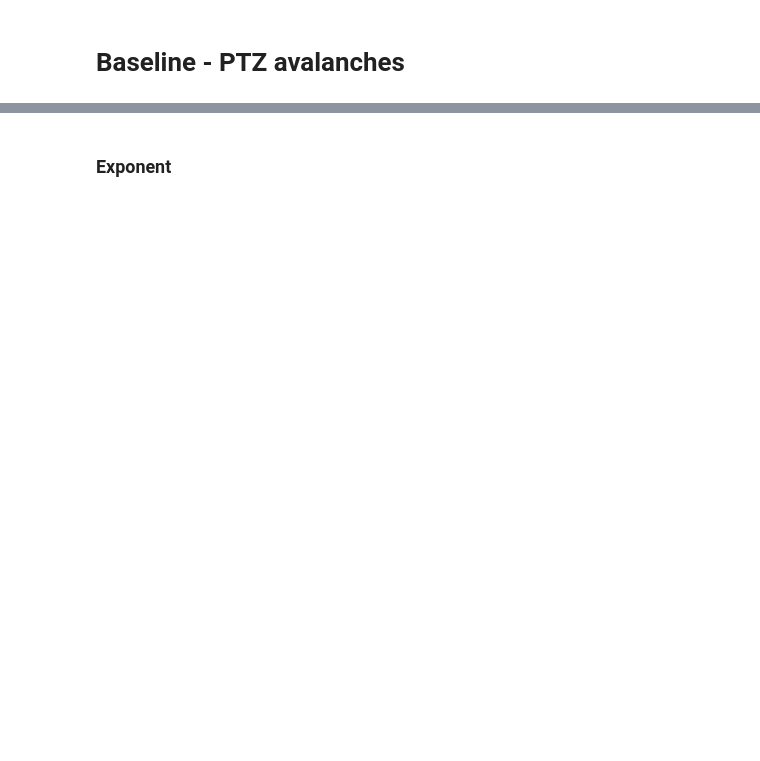
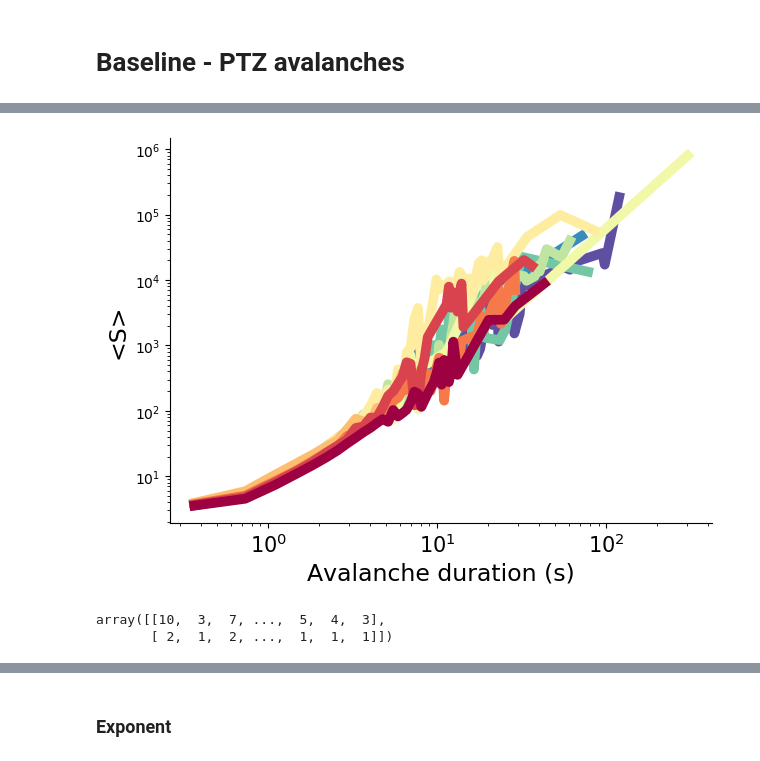
Before and after one commit to dafishcode/criticality, a Jupyter notebook: avfig3.ipynb, the cells around one changed output, grey strips where cells are left out. Cells and saved outputs as stored; diff of their text form; code cells hidden in the pictures; blank space fills up the shorter version.

```diff
--- a/avfig3.ipynb
+++ b/avfig3.ipynb
@@ -168,0 +101,39 @@ plt.show()
+# %%
+fig, axarr = plt.subplots(figsize = (7,5))
+import matplotlib
+from matplotlib import cm
+colors  = cm.Spectral_r(np.linspace(0,1,len(blnlist)))
+axarr.set_prop_cycle('color', colors)
+colors  = cm.Spectral_r(np.linspace(0,1,len(blnlist)))
+labels = ['10$^1$','10$^1$','10$^0$','10$^1$','10$^2$']
+
+
+sizelist, durlist = list(range(len(blnlist))),list(range(len(blnlist)))
+
+for i in range(len(blnlist)):
+    avsize = np.load(p20list[i])[0]
+    avdur = (1/2.73)*np.load(p20list[i])[1]
+    sizevec, durvec = [],[]
+    for e in np.unique(avdur):
+        sizevec = np.append(sizevec, np.mean(avsize[np.where(avdur == e)]))
+        durvec = np.append(durvec, e)
+    sizelist[i], durlist[i] = sizevec, durvec
+for i in range(len(sizelist)):
+    xaxis = np.unique(durlist[i])
+    yaxis = sizelist[i]
+    axarr.plot(xaxis[:len(xaxis)-1], yaxis[:len(xaxis)-1], '-', linewidth = 7, alpha = 1, c = colors[i])
+axarr.set_xscale('log')
+axarr.set_yscale('log')
+axarr.get_xaxis().set_major_formatter(matplotlib.ticker.ScalarFormatter())
+axarr.set_xlabel('Avalanche duration (s)', size = '17')
+axarr.set_ylabel('<S>', size = '17')
+axarr.spines['top'].set_visible(False)
+axarr.spines['right'].set_visible(False)
+
+axarr.set_xticklabels(labels, size = 15)
+#plt.ylim(top = 10000)
+
+plt.savefig(Ffig + 'av_sizexdur.svg', transparent = True)
+plt.show()
+# %% [output]
+[figure, added]
@@ -168,0 +159,6 @@ plt.show()
+# %%
+av = np.load(blnlist[1])
+av
+# %% [output]
+array([[10,  3,  7, ...,  5,  4,  3],
+       [ 2,  1,  2, ...,  1,  1,  1]])
```
Also changed, not shown: parts of 111 cells of this notebook, 8 other files.
